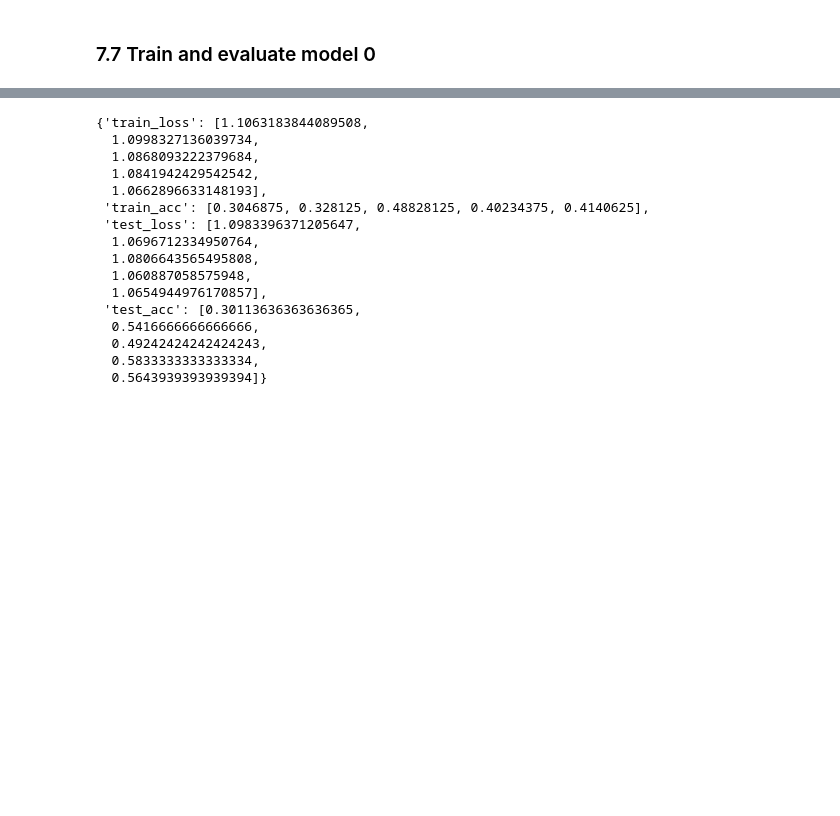
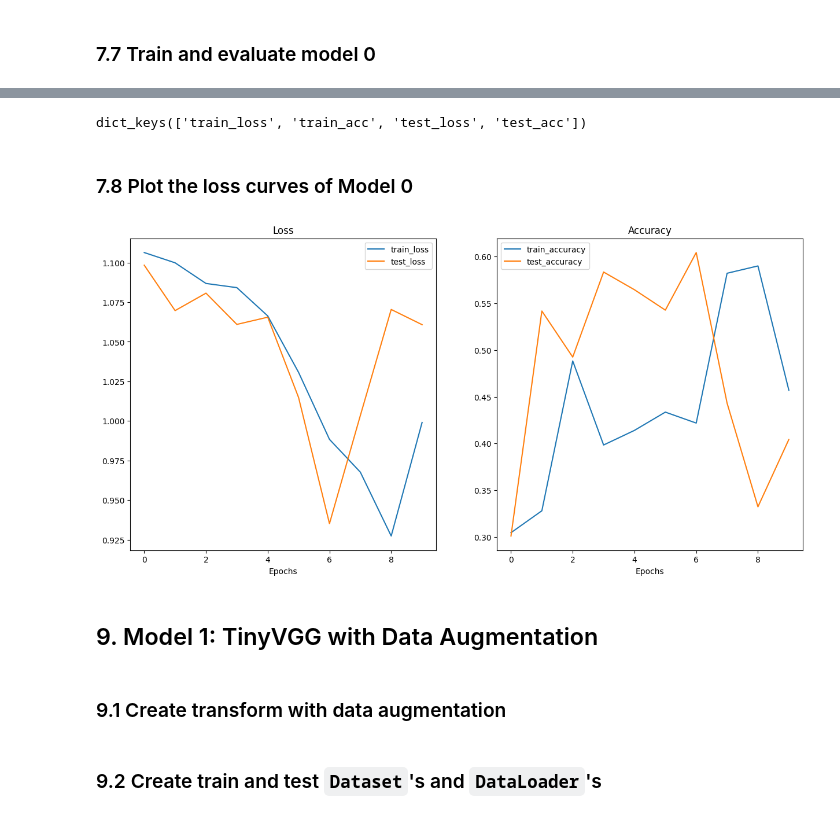
Before and after one commit to Vivekyadav199/Pytorch, a Jupyter notebook: Pytorch_custom_dataset _06.ipynb, the cells around one changed output, grey strips where cells are left out. Saved outputs shown, nothing was run; the diff lists cells and outputs as text; code cells hidden in the pictures; blank space fills up the shorter version.

Commit message:
completed my custom dataset mini food vision

```diff
--- a/Pytorch_custom_dataset _06.ipynb
+++ b/Pytorch_custom_dataset _06.ipynb
@@ -1015,7 +1014,7 @@ torch.manual_seed(42)
 torch.cuda.manual_seed(42)
 
 # Set number of epochs
-NUM_EPOCHS = 5
+NUM_EPOCHS = 10
 
 # Recreate an instance of TinyVGG
 model_0 = TinyVGG(input_shape=3, # number of color channels of our target images
@@ -1052,19 +1056,55 @@ Total training time: 56.220 seconds
 # %%
-model_0_results
+model_0_results.keys()
 # %% [output]
-{'train_loss': [1.1063183844089508,
-  1.0998327136039734,
-  1.0868093222379684,
-  1.0841942429542542,
-  1.0662896633148193],
- 'train_acc': [0.3046875, 0.328125, 0.48828125, 0.40234375, 0.4140625],
- 'test_loss': [1.0983396371205647,
-  1.0696712334950764,
-  1.0806643565495808,
-  1.060887058575948,
-  1.0654944976170857],
- 'test_acc': [0.30113636363636365,
-  0.5416666666666666,
-  0.49242424242424243,
-  0.5833333333333334,
-  0.5643939393939394]}
+dict_keys(['train_loss', 'train_acc', 'test_loss', 'test_acc'])
+# %% [markdown]
+### 7.8 Plot the loss curves of Model 0
+# %%
+def plot_loss_curves(results: Dict[str, List[float]]):
+    """Plots training curves of a results dictionary.
+
+    Args:
+        results (dict): dictionary containing list of values, e.g.
+            {"train_loss": [...],
+             "train_acc": [...],
+             "test_loss": [...],
+             "test_acc": [...]}
+    """
+
+    # Get the loss values of the results dictionary (training and test)
+    loss = results['train_loss']
+    test_loss = results['test_loss']
+
+    # Get the accuracy values of the results dictionary (training and test)
+    accuracy = results['train_acc']
+    test_accuracy = results['test_acc']
+
+    # Figure out how many epochs there were
+    epochs = range(len(results['train_loss']))
+
+    # Setup a plot
+    plt.figure(figsize=(15, 7))
+
+    # Plot loss
+    plt.subplot(1, 2, 1)
+    plt.plot(epochs, loss, label='train_loss')
+    plt.plot(epochs, test_loss, label='test_loss')
+    plt.title('Loss')
+    plt.xlabel('Epochs')
+    plt.legend()
+
+    # Plot accuracy
+    plt.subplot(1, 2, 2)
+    plt.plot(epochs, accuracy, label='train_accuracy')
+    plt.plot(epochs, test_accuracy, label='test_accuracy')
+    plt.title('Accuracy')
+    plt.xlabel('Epochs')
+    plt.legend();
+# %%
+plot_loss_curves(model_0_results)
+# %% [output]
+[figure, added]
+# %% [markdown]
+## 9. Model 1: TinyVGG with Data Augmentation
+# %% [markdown]
+### 9.1 Create transform with data augmentation
@@ -1070,0 +1124,2 @@ model_0_results
+# %% [markdown]
+### 9.2 Create train and test `Dataset`'s and `DataLoader`'s
```
Also changed, not shown: parts of 36 cells of this notebook, 1 other file.
